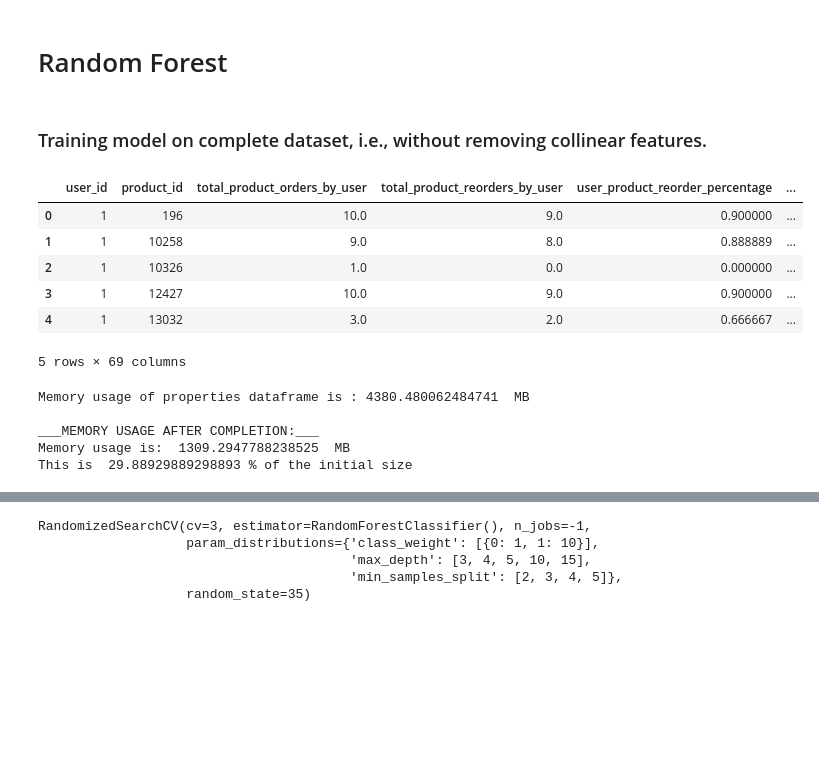
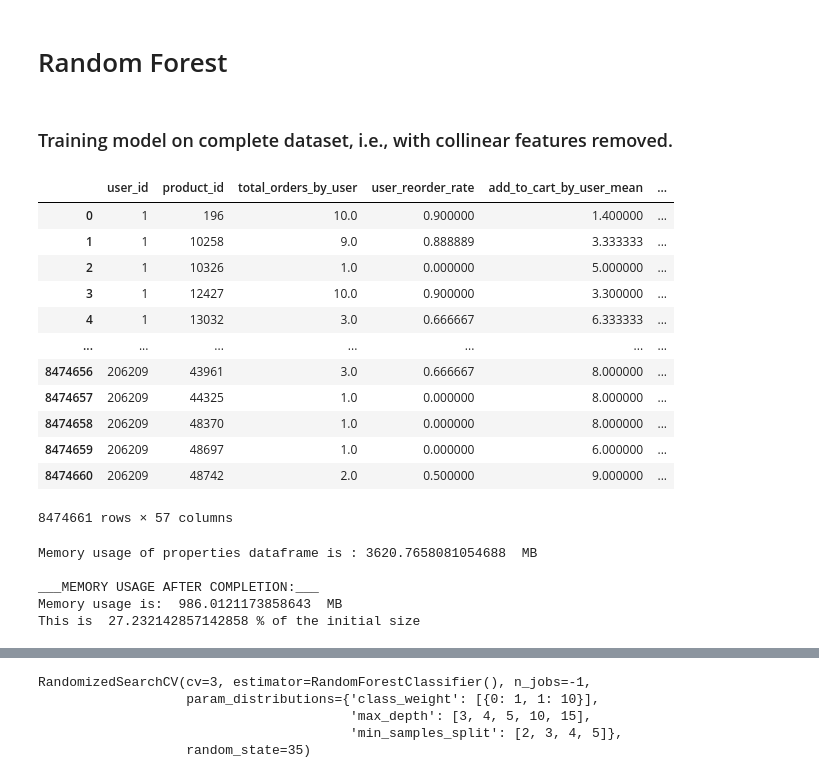
Before and after one commit to Hmittal15/Instacart-customer-order-analysis, a Jupyter notebook: Random Forest model.ipynb, the cells around one changed output, grey strips where cells are left out. Drawn from its saved outputs; the diff is of its cells as text; code cells hidden in the pictures; blank space fills up the shorter version.

```diff
--- a/Random Forest model.ipynb
+++ b/Random Forest model.ipynb
@@ -1,7 +1,7 @@
 # %% [markdown]
 # Random Forest
 # %% [markdown]
-### Training model on complete dataset, i.e., without removing collinear features.
+### Training model on complete dataset, i.e., with collinear features removed.
 # %%
 #Importing all the required libraries
 
@@ -22,14 +22,21 @@ root='datasets/'
 # %%
 #Reading the final dataset pickle file into a dataframe.
 
-dataframe = pd.read_pickle(root + 'final_feature_data.pkl')
-dataframe.head()
+#df = pd.read_pickle(root+"corr_removed_feature_data.pkl")
+df = pd.read_pickle("C:\\Users\\hmitt\\Python notebooks\\Updated_final_dataset.pkl")
+df
 # %% [output]
-|  | user_id | product_id | total_product_orders_by_user | total_product_reorders_by_user | user_product_reorder_percentage | ... |
-| 0 | 1 | 196 | 10.0 | 9.0 | 0.900000 | ... |
-| 1 | 1 | 10258 | 9.0 | 8.0 | 0.888889 | ... |
-| 2 | 1 | 10326 | 1.0 | 0.0 | 0.000000 | ... |
-| 3 | 1 | 12427 | 10.0 | 9.0 | 0.900000 | ... |
-| 4 | 1 | 13032 | 3.0 | 2.0 | 0.666667 | ... |
+|  | user_id | product_id | total_orders_by_user | user_reorder_rate | add_to_cart_by_user_mean | ... |
+| 0 | 1 | 196 | 10.0 | 0.900000 | 1.400000 | ... |
+| 1 | 1 | 10258 | 9.0 | 0.888889 | 3.333333 | ... |
+| 2 | 1 | 10326 | 1.0 | 0.000000 | 5.000000 | ... |
+| 3 | 1 | 12427 | 10.0 | 0.900000 | 3.300000 | ... |
+| 4 | 1 | 13032 | 3.0 | 0.666667 | 6.333333 | ... |
+| ... | ... | ... | ... | ... | ... | ... |
+| 8474656 | 206209 | 43961 | 3.0 | 0.666667 | 8.000000 | ... |
+| 8474657 | 206209 | 44325 | 1.0 | 0.000000 | 8.000000 | ... |
+| 8474658 | 206209 | 48370 | 1.0 | 0.000000 | 8.000000 | ... |
+| 8474659 | 206209 | 48697 | 1.0 | 0.000000 | 6.000000 | ... |
+| 8474660 | 206209 | 48742 | 2.0 | 0.500000 | 9.000000 | ... |
-5 rows × 69 columns
+8474661 rows × 57 columns
 # %%
@@ -74,10 +88,10 @@ def reduce_mem(df):
 # %%
 #Reducing dataframe memory consumption for storage management.
 
-dataframe = reduce_mem(dataframe)
+df = reduce_memory(df)
 # %% [output]
-Memory usage of properties dataframe is : 4380.480062484741  MB
+Memory usage of properties dataframe is : 3620.7658081054688  MB
 
 ___MEMORY USAGE AFTER COMPLETION:___
-Memory usage is:  1309.2947788238525  MB
-This is  29.88929889298893 % of the initial size
+Memory usage is:  986.0121173858643  MB
+This is  27.232142857142858 % of the initial size
```
Also changed, not shown: parts of 35 cells of this notebook.
